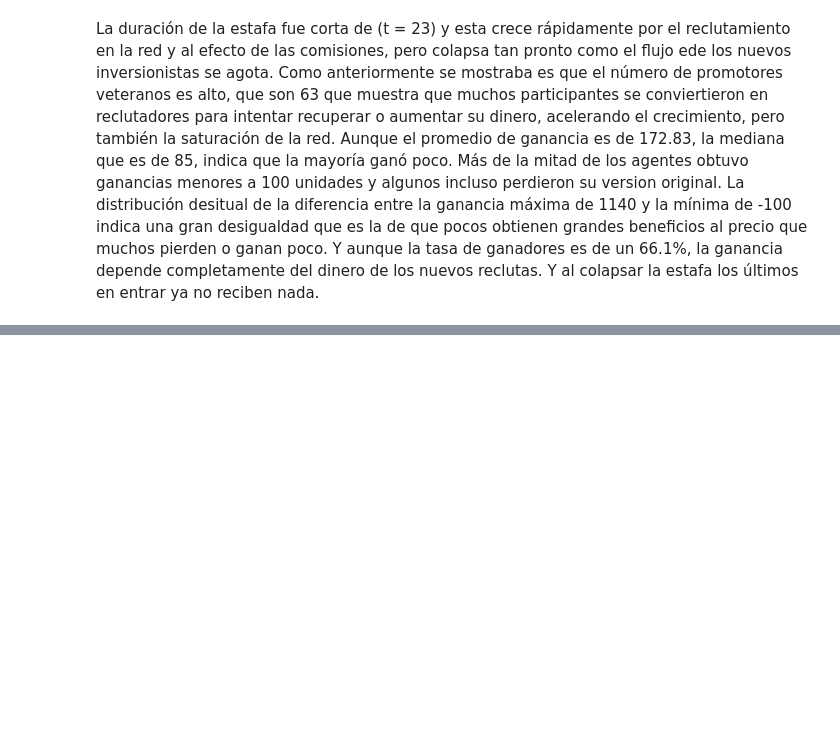
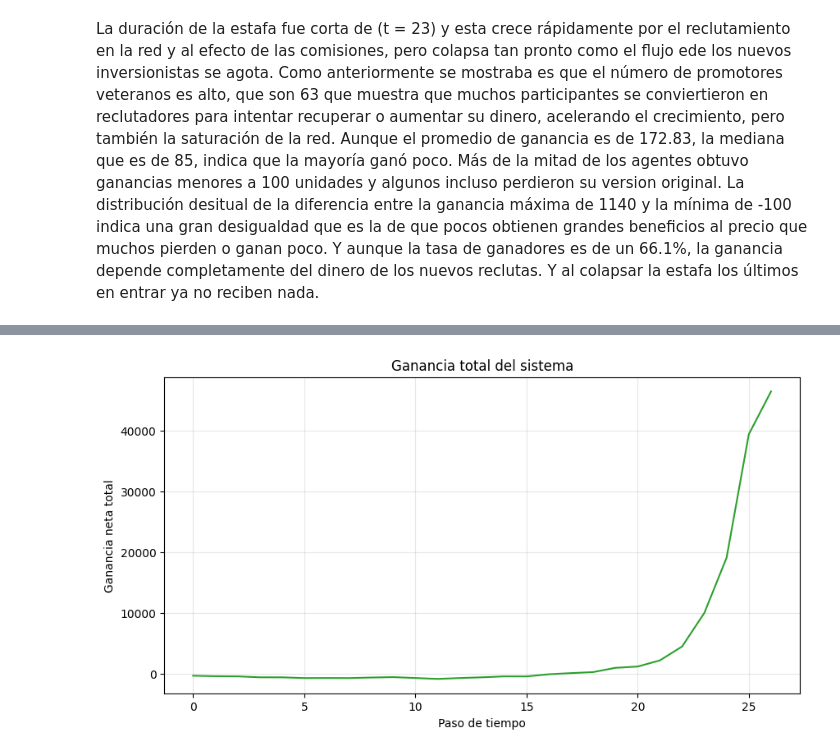
Before and after one commit to DiegoGarV/proyecto-modsim, a Jupyter notebook: proyecto.ipynb, the cells around one changed output, grey strips where cells are left out. Saved outputs shown, nothing was run; the diff lists cells and outputs as text; code cells hidden in the pictures; blank space fills up the shorter version.

Commit message:
feat: añadir graficas y complejidad al sistema

```diff
--- a/proyecto.ipynb
+++ b/proyecto.ipynb
@@ -420,0 +431,10 @@ plt.show()
+# %%
+plt.figure(figsize=(10,5))
+plt.plot(history["t"], history["ganancia_total"], color="tab:green")
+plt.title("Ganancia total del sistema")
+plt.xlabel("Paso de tiempo")
+plt.ylabel("Ganancia neta total")
+plt.grid(True, alpha=0.3)
+plt.show()
+# %% [output]
+[figure, added]
```
Also changed, not shown: parts of 8 cells of this notebook, 1 other file.
